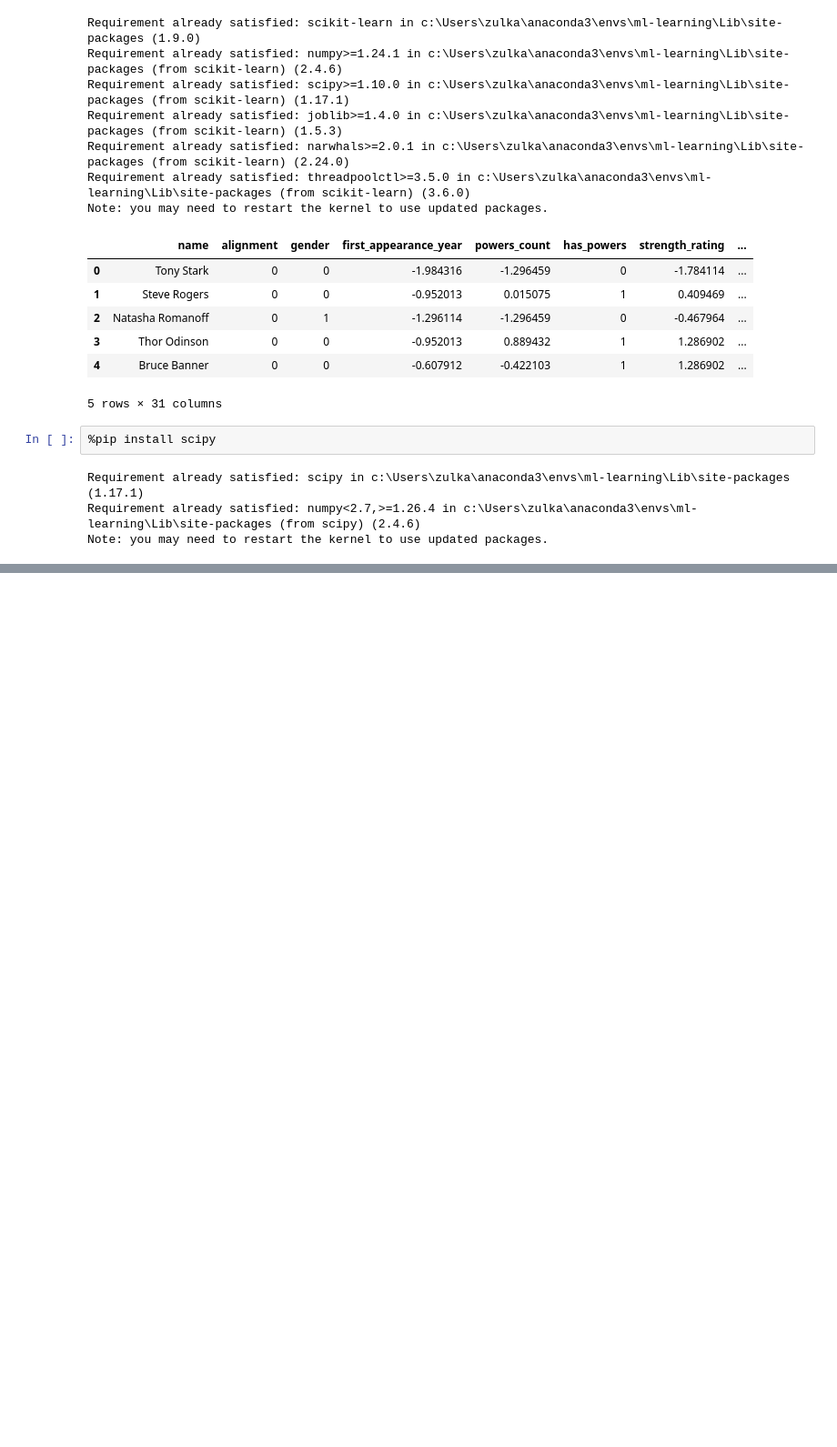
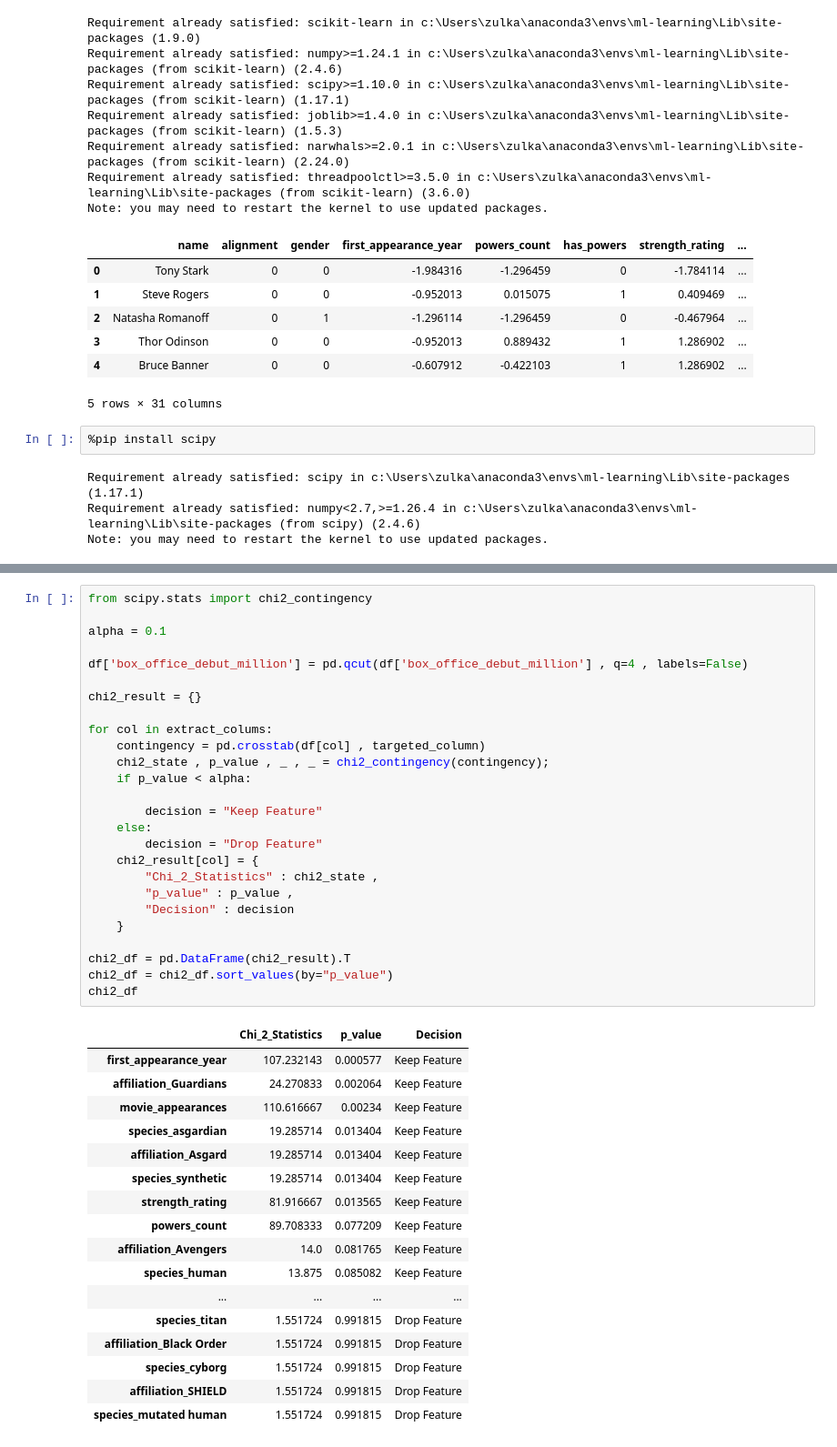
Before and after one commit to ZulkaifAhmad/Mechine-Learning-Practice, a Jupyter notebook: _02_MCU_Project/mcu.ipynb, the cells around one changed output, grey strips where cells are left out. Shown at 91% size. Cells and saved outputs as stored; diff of their text form; blank space fills up the shorter version.

```diff
--- a/_02_MCU_Project/mcu.ipynb
+++ b/_02_MCU_Project/mcu.ipynb
@@ -548,0 +541,44 @@ coorelation_df.sort_values(by='correlated' , ascending=False )
+# %%
+from scipy.stats import chi2_contingency
+
+alpha = 0.1
+
+df['box_office_debut_million'] = pd.qcut(df['box_office_debut_million'] , q=4 , labels=False)
+
+chi2_result = {}
+
+for col in extract_colums:
+    contingency = pd.crosstab(df[col] , targeted_column)
+    chi2_state , p_value , _ , _ = chi2_contingency(contingency);
+    if p_value < alpha:
+
+        decision = "Keep Feature"
+    else:
+        decision = "Drop Feature"
+    chi2_result[col] = {
+        "Chi_2_Statistics" : chi2_state ,
+        "p_value" : p_value ,
+        "Decision" : decision
+    }
+
+chi2_df = pd.DataFrame(chi2_result).T
+chi2_df = chi2_df.sort_values(by="p_value")
+chi2_df
+# %% [output]
+|  | Chi_2_Statistics | p_value | Decision |
+| first_appearance_year | 107.232143 | 0.000577 | Keep Feature |
+| affiliation_Guardians | 24.270833 | 0.002064 | Keep Feature |
+| movie_appearances | 110.616667 | 0.00234 | Keep Feature |
+| species_asgardian | 19.285714 | 0.013404 | Keep Feature |
+| affiliation_Asgard | 19.285714 | 0.013404 | Keep Feature |
+| species_synthetic | 19.285714 | 0.013404 | Keep Feature |
+| strength_rating | 81.916667 | 0.013565 | Keep Feature |
+| powers_count | 89.708333 | 0.077209 | Keep Feature |
+| affiliation_Avengers | 14.0 | 0.081765 | Keep Feature |
+| species_human | 13.875 | 0.085082 | Keep Feature |
+| ... | ... | ... | ... |
+| species_titan | 1.551724 | 0.991815 | Drop Feature |
+| affiliation_Black Order | 1.551724 | 0.991815 | Drop Feature |
+| species_cyborg | 1.551724 | 0.991815 | Drop Feature |
+| affiliation_SHIELD | 1.551724 | 0.991815 | Drop Feature |
+| species_mutated human | 1.551724 | 0.991815 | Drop Feature |
```
Also changed, not shown: parts of 4 cells of this notebook, 1 other file.
